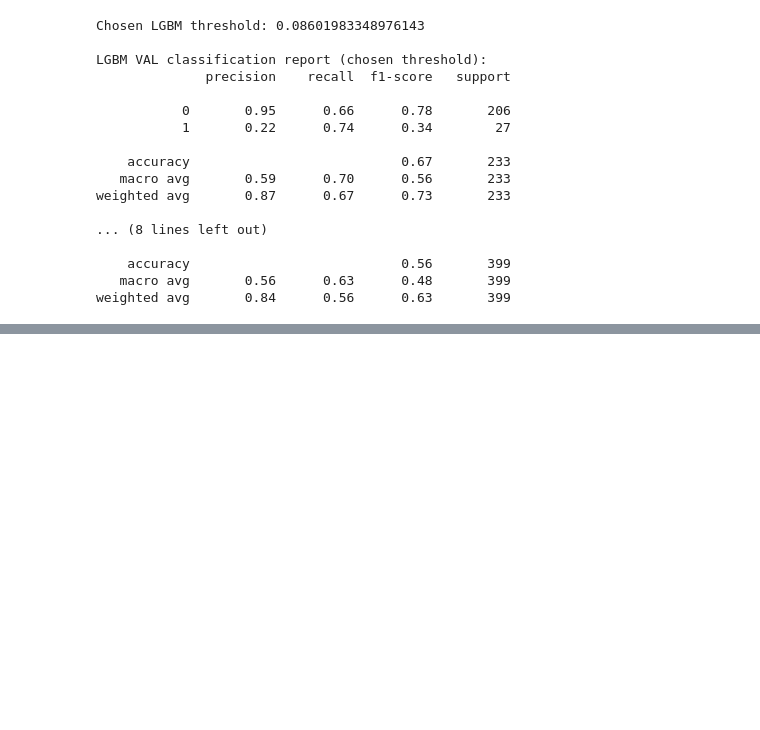
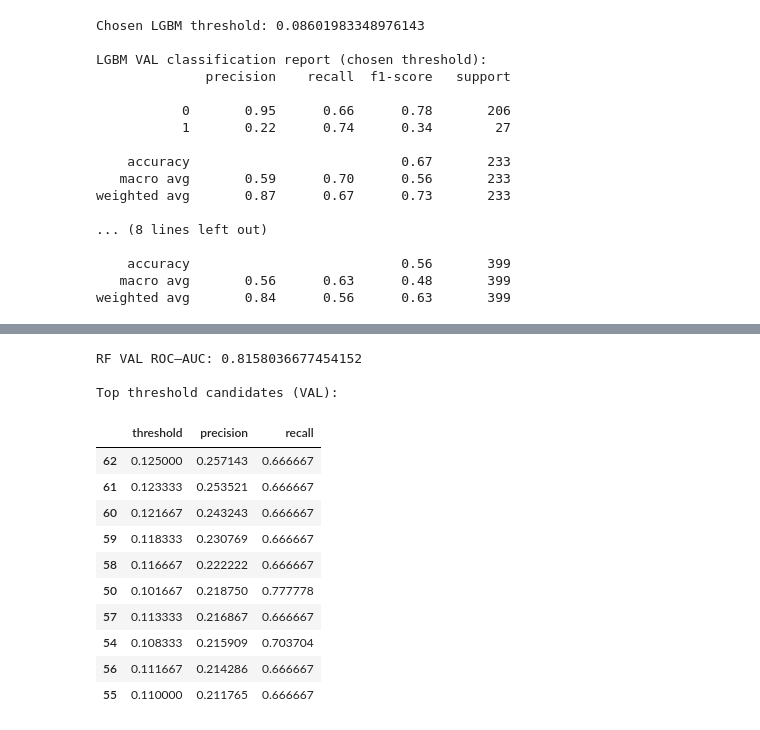
Before and after one commit to jmuhunyu/moniqo_project, a Jupyter notebook: moniqo_project.ipynb, the cells around one changed output, grey strips where cells are left out. Drawn from its saved outputs; the diff is of its cells as text; code cells hidden in the pictures; blank space fills up the shorter version.

```diff
--- a/moniqo_project.ipynb
+++ b/moniqo_project.ipynb
@@ -1973,0 +2351,80 @@ weighted avg       0.85      0.80      0.82       399
+# %%
+# RandomForest (Pipeline) + VAL threshold tuning + TEST
+
+import numpy as np
+import pandas as pd
+
+from sklearn.ensemble import RandomForestClassifier
+from sklearn.pipeline import Pipeline
+from sklearn.metrics import roc_auc_score, classification_report, precision_recall_curve
+
+# ---- model (RandomForest pipeline) ----
+rf_pipeline = Pipeline(steps=[
+    ("prep", preprocess),
+    ("clf", RandomForestClassifier(
+        n_estimators=600,
+        max_depth=None,
+        min_samples_split=2,
+        min_samples_leaf=1,
+        max_features="sqrt",
+        bootstrap=True,
+        n_jobs=-1,
+        random_state=42,
+        class_weight="balanced_subsample"  # handles imbalance safely
+    ))
+])
+
+# ---- TRAIN ----
+rf_pipeline.fit(X_train, y_train)
+
+# ---- VALIDATION ROC-AUC ----
+val_proba_rf = rf_pipeline.predict_proba(X_val)[:, 1]
+print("RF VAL ROC–AUC:", roc_auc_score(y_val, val_proba_rf))
+
+# ---- choose threshold on VAL ----
+precision, recall, thresholds = precision_recall_curve(y_val, val_proba_rf)
+
+pr_df_rf = pd.DataFrame({
+    "threshold": thresholds,
+    "precision": precision[:-1],
+    "recall": recall[:-1],
+})
+
+candidates_rf = (
+    pr_df_rf[(pr_df_rf["recall"] >= 0.65) & (pr_df_rf["recall"] <= 0.80)]
+    .sort_values("precision", ascending=False)
+)
+
+print("\nTop threshold candidates (VAL):")
+display(candidates_rf.head(10))
+
+CHOSEN_THRESHOLD_RF = float(candidates_rf.iloc[0]["threshold"]) if len(candidates_rf) else 0.5
+print("\nChosen RF threshold:", CHOSEN_THRESHOLD_RF)
+
+# ---- VAL REPORT (chosen threshold) ----
+val_pred_rf = (val_proba_rf >= CHOSEN_THRESHOLD_RF).astype(int)
+print("\nRF VAL classification report (chosen threshold):")
+print(classification_report(y_val, val_pred_rf))
+
+# ---- TEST (use SAME threshold from VAL) ----
+test_proba_rf = rf_pipeline.predict_proba(X_test)[:, 1]
+print("\nRF TEST ROC–AUC:", roc_auc_score(y_test, test_proba_rf))
+
+test_pred_rf = (test_proba_rf >= CHOSEN_THRESHOLD_RF).astype(int)
+print("\nRF TEST classification report (chosen threshold from VAL):")
+print(classification_report(y_test, test_pred_rf))
+# %% [output]
+RF VAL ROC–AUC: 0.8158036677454152
+
+Top threshold candidates (VAL):
+|  | threshold | precision | recall |
+| 62 | 0.125000 | 0.257143 | 0.666667 |
+| 61 | 0.123333 | 0.253521 | 0.666667 |
+| 60 | 0.121667 | 0.243243 | 0.666667 |
+| 59 | 0.118333 | 0.230769 | 0.666667 |
+| 58 | 0.116667 | 0.222222 | 0.666667 |
+| 50 | 0.101667 | 0.218750 | 0.777778 |
+| 57 | 0.113333 | 0.216867 | 0.666667 |
+| 54 | 0.108333 | 0.215909 | 0.703704 |
+| 56 | 0.111667 | 0.214286 | 0.666667 |
+| 55 | 0.110000 | 0.211765 | 0.666667 |
```
Also changed, not shown: parts of 17 cells of this notebook, 3 other files.
